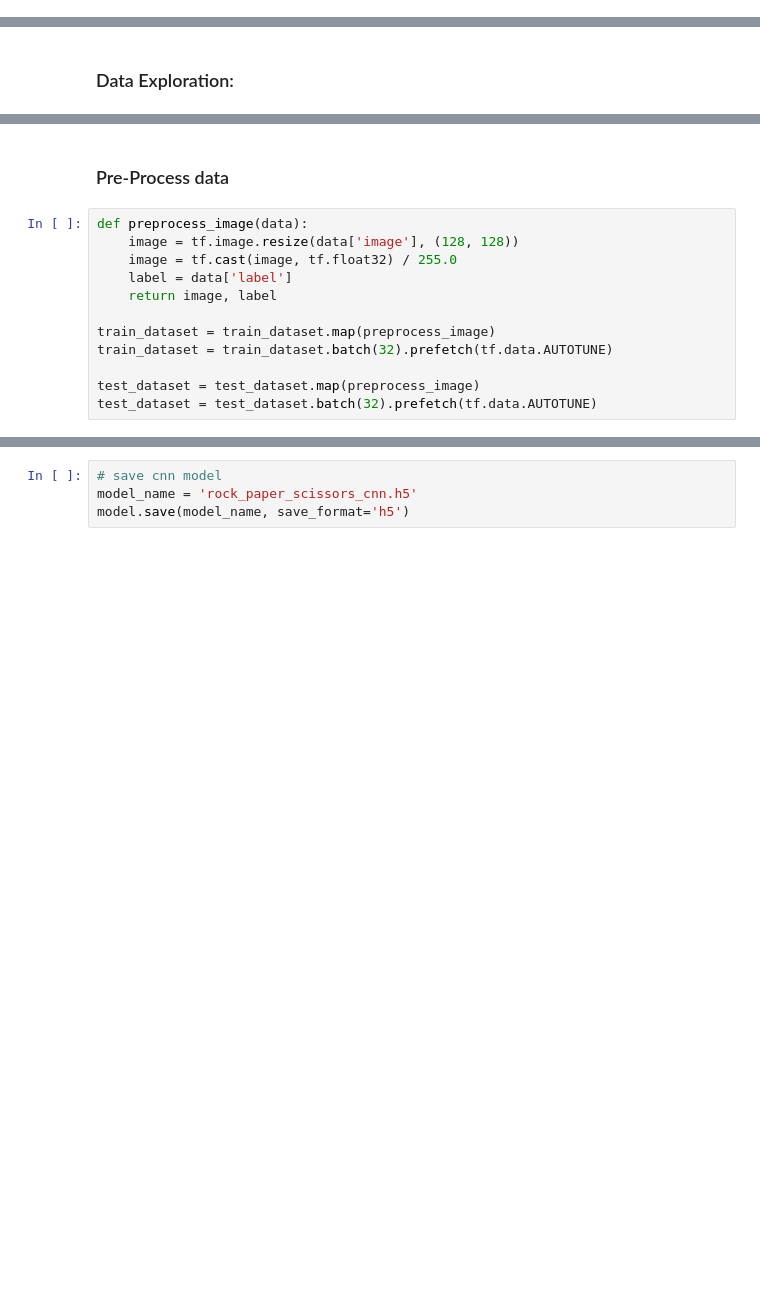
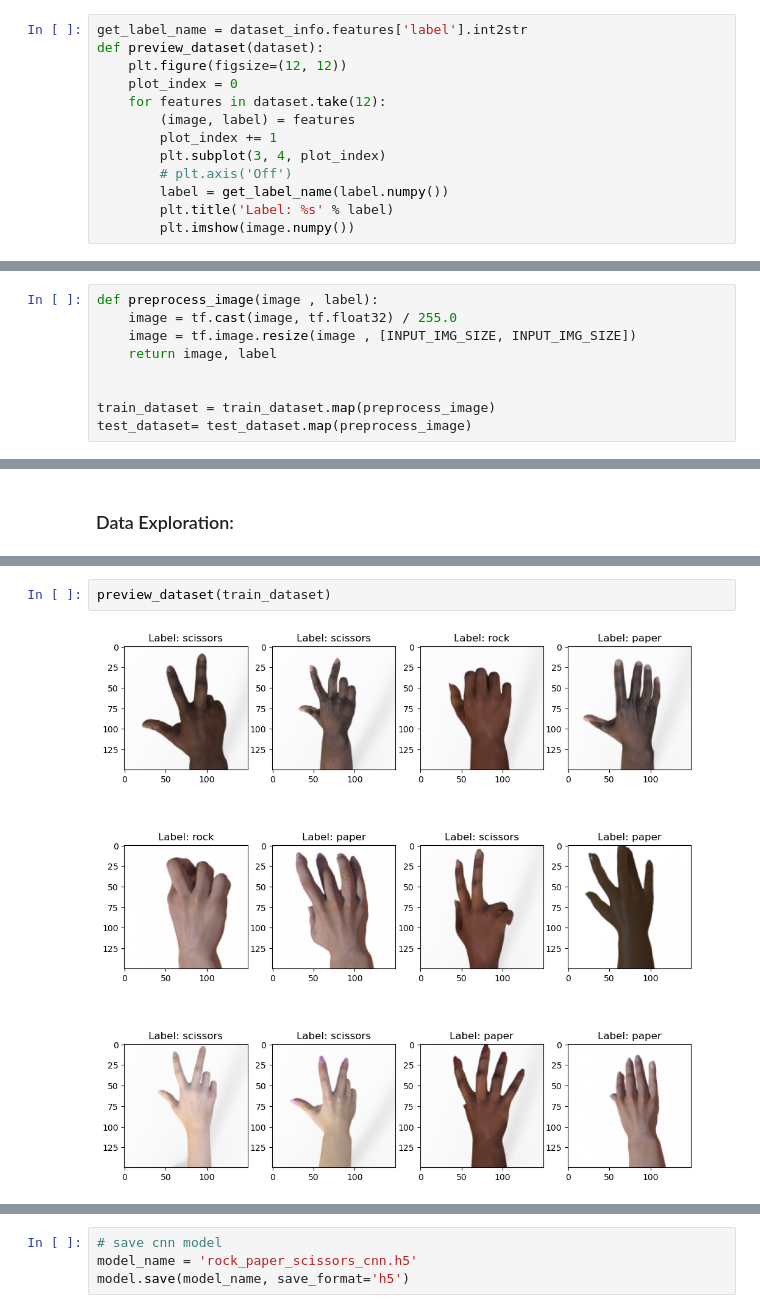
Before and after one commit to Kawians/MiniProject, a Jupyter notebook: Notebooks/cnn_rock_paper_scissors.ipynb, the cells around one changed output, grey strips where cells are left out. Cells and saved outputs as stored; diff of their text form; blank space fills up the shorter version.

```diff
--- a/Notebooks/cnn_rock_paper_scissors.ipynb
+++ b/Notebooks/cnn_rock_paper_scissors.ipynb
@@ -26,0 +76,13 @@ test_dataset = dataset['test']
+# %%
+get_label_name = dataset_info.features['label'].int2str
+def preview_dataset(dataset):
+    plt.figure(figsize=(12, 12))
+    plot_index = 0
+    for features in dataset.take(12):
+        (image, label) = features
+        plot_index += 1
+        plt.subplot(3, 4, plot_index)
+        # plt.axis('Off')
+        label = get_label_name(label.numpy())
+        plt.title('Label: %s' % label)
+        plt.imshow(image.numpy())
@@ -26,0 +91,9 @@ test_dataset = dataset['test']
+# %%
+def preprocess_image(image , label):
+    image = tf.cast(image, tf.float32) / 255.0
+    image = tf.image.resize(image , [INPUT_IMG_SIZE, INPUT_IMG_SIZE])
+    return image, label
+
+
+train_dataset = train_dataset.map(preprocess_image)
+test_dataset= test_dataset.map(preprocess_image)
@@ -64,14 +125,4 @@ plt.show()
-# %% [markdown]
-### Pre-Process data
-# %%
-def preprocess_image(data):
-    image = tf.image.resize(data['image'], (128, 128))
-    image = tf.cast(image, tf.float32) / 255.0
-    label = data['label']
-    return image, label
-
-train_dataset = train_dataset.map(preprocess_image)
-train_dataset = train_dataset.batch(32).prefetch(tf.data.AUTOTUNE)
-
-test_dataset = test_dataset.map(preprocess_image)
-test_dataset = test_dataset.batch(32).prefetch(tf.data.AUTOTUNE)
+# %%
+preview_dataset(train_dataset)
+# %% [output]
+[figure, added]
```
Also changed, not shown: parts of 47 cells of this notebook.
